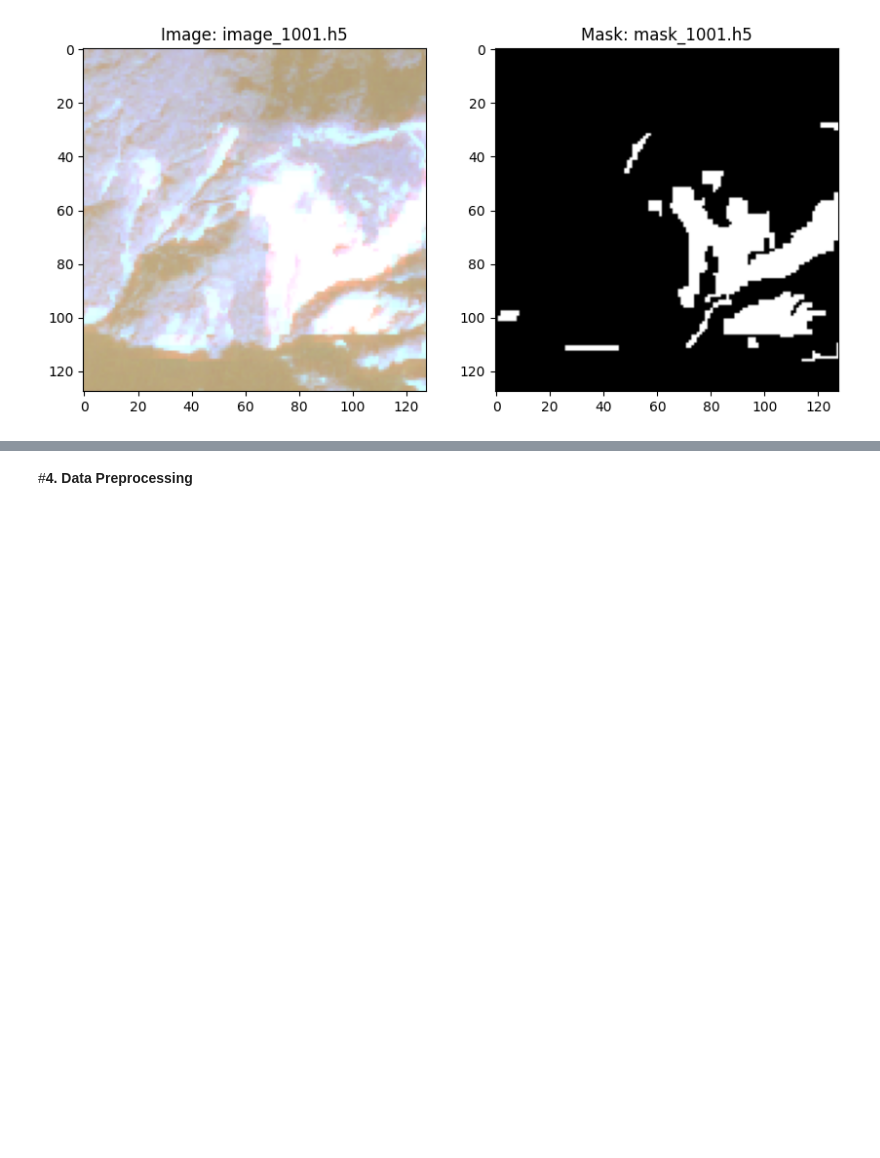
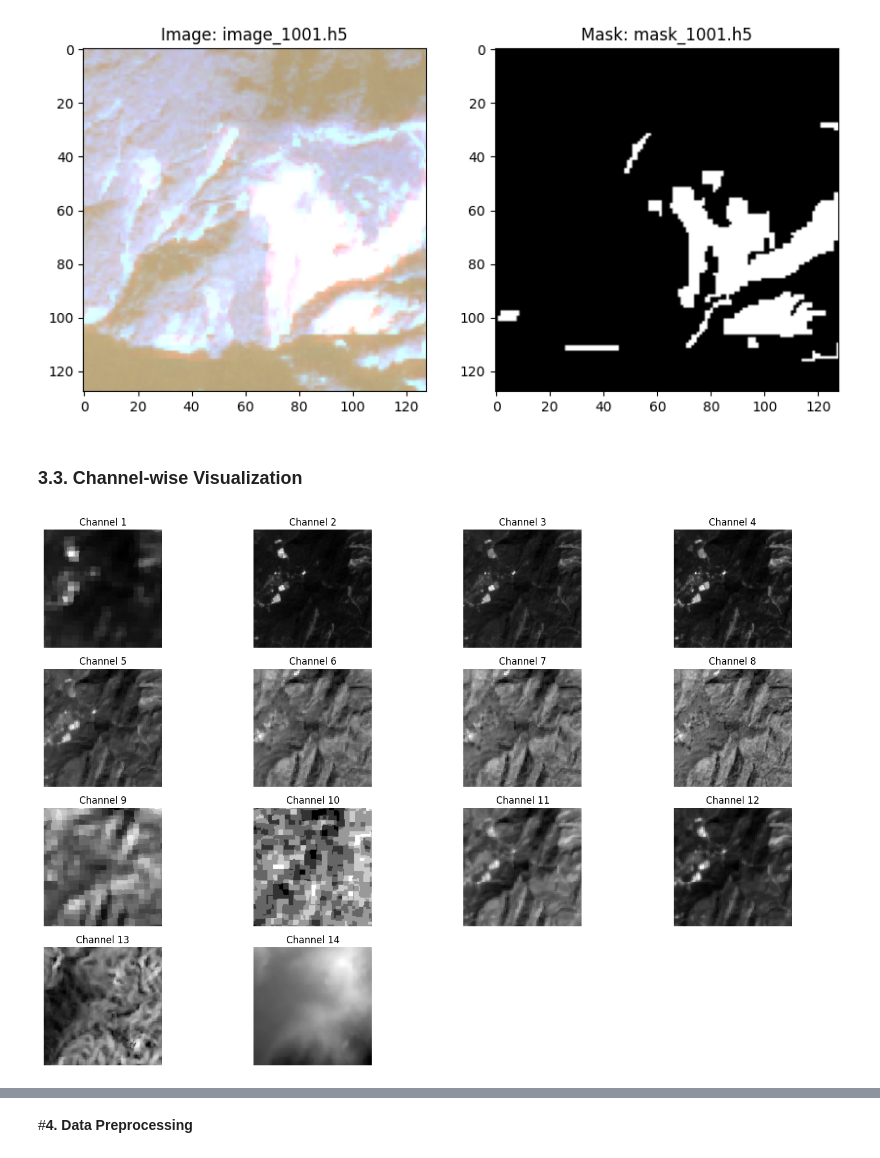
Before and after one commit to aminbrahmi/FARMWISE, a Jupyter notebook: Land_slide_Detection.ipynb, the cells around one changed output, grey strips where cells are left out. Saved outputs shown, nothing was run; the diff lists cells and outputs as text; code cells hidden in the pictures; blank space fills up the shorter version.

```diff
--- a/Land_slide_Detection.ipynb
+++ b/Land_slide_Detection.ipynb
@@ -171,3 +171,23 @@ WARNING:matplotlib.image:Clipping input data to the valid range for imshow with
 [figure]
 WARNING:matplotlib.image:Clipping input data to the valid range for imshow with RGB data ([0..1] for floats or [0..255] for integers). Got range [0.45069735546163914..3.1111683667987395].
 [figure]
+# %% [markdown]
+### **3.3. Channel-wise Visualization**
+# %%
+# Load an image
+img_file = train_img_files[0]
+image_path = os.path.join(train_img_dir, img_file)
+with h5py.File(image_path, 'r') as f:
+    image = np.array(f['img'])
+
+# Plot all 14 channels
+plt.figure(figsize=(15, 10))
+for i in range(14):
+    plt.subplot(4, 4, i + 1)
+    plt.imshow(image[:, :, i], cmap='gray')
+    plt.title(f"Channel {i + 1}")
+    plt.axis('off')
+plt.tight_layout()
+plt.show()
+# %% [output]
+[figure, added]
```
Also changed, not shown: parts of 5 cells of this notebook.
